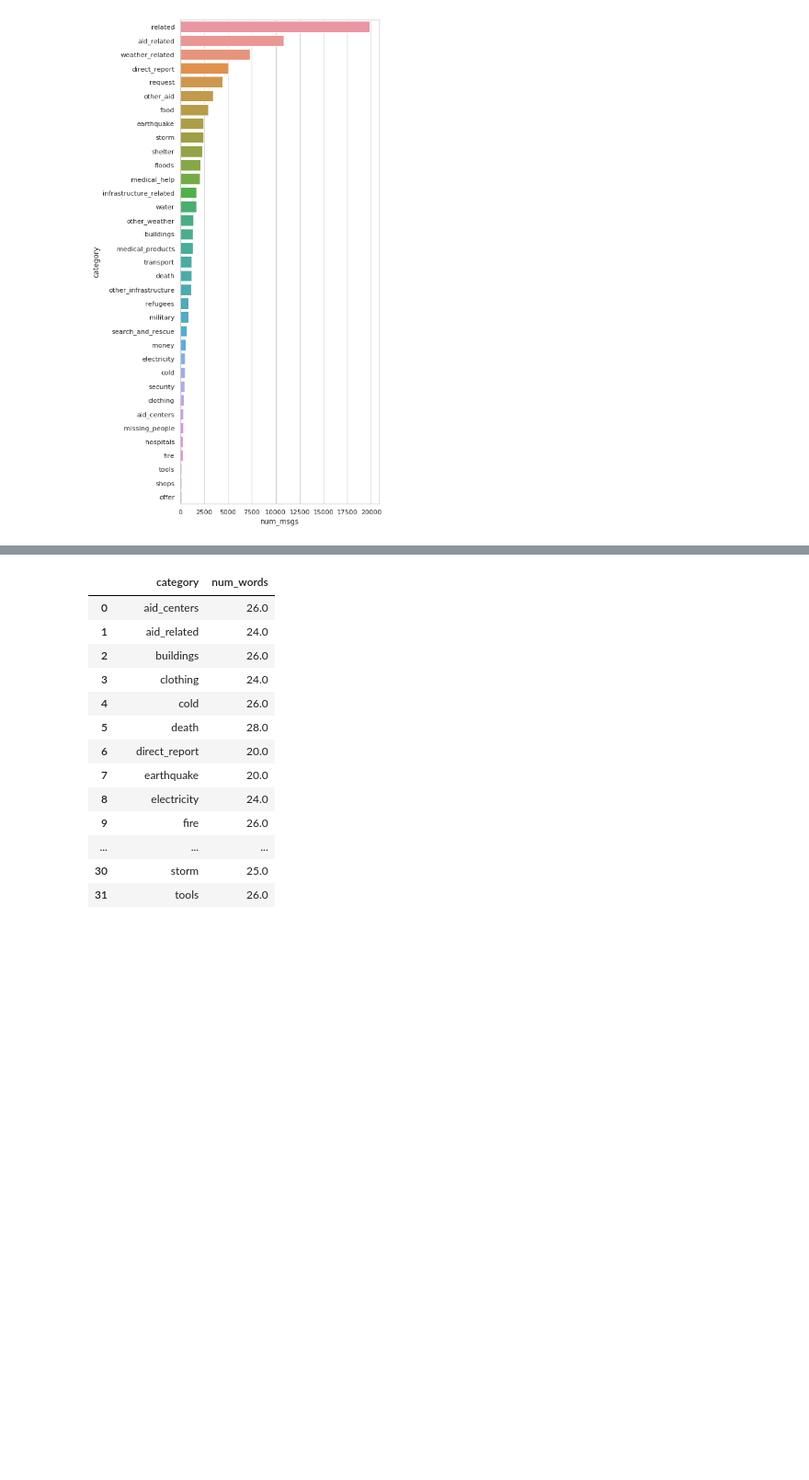
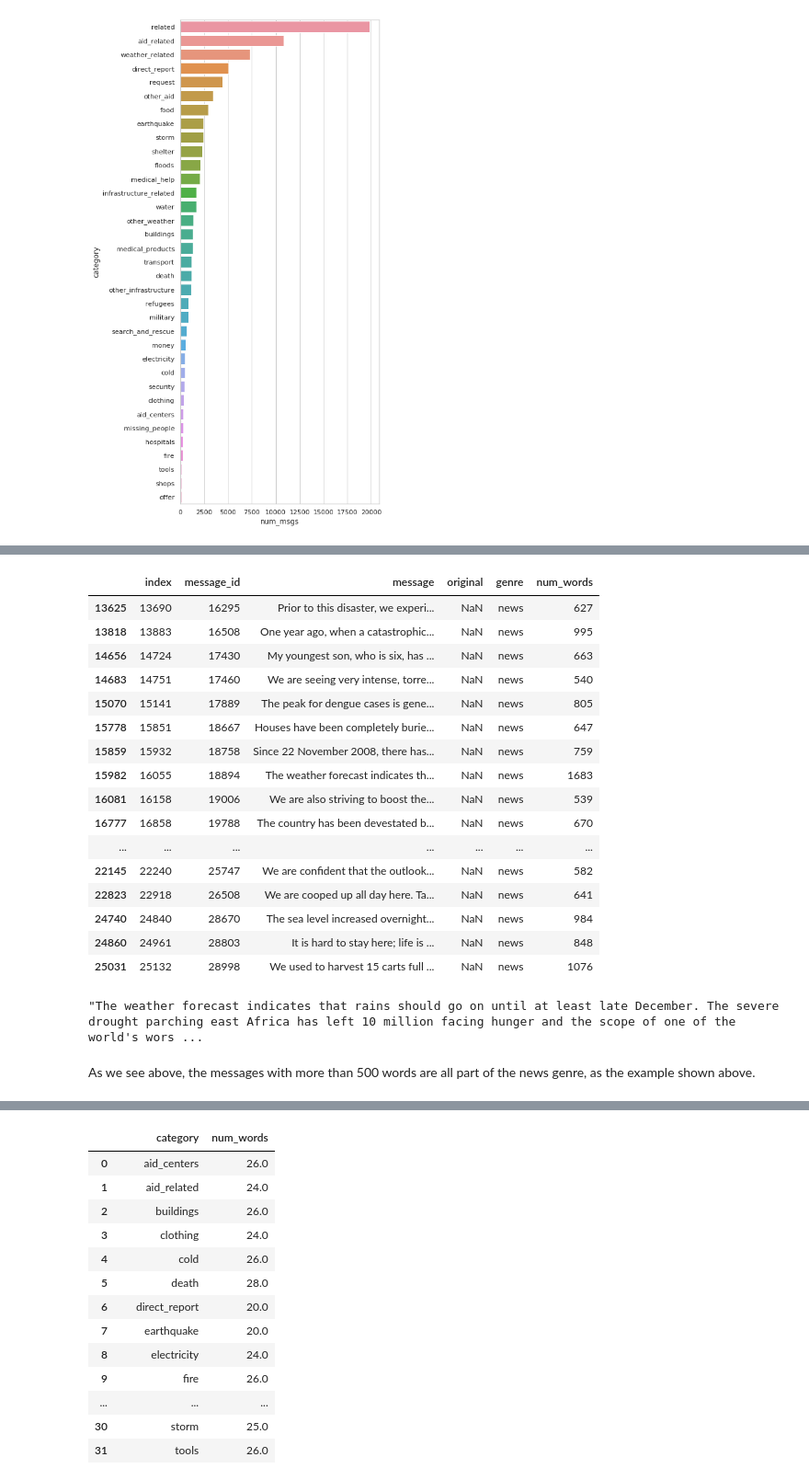
Before and after one commit to tarcisobraz/disaster-message-clf, a Jupyter notebook: data/ETL Pipeline Preparation.ipynb, the cells around one changed output, grey strips where cells are left out. Shown: that part at 92% size. Saved outputs shown, nothing was run; the diff lists cells and outputs as text; code cells hidden in the pictures; blank space fills up the shorter version.

```diff
--- a/data/ETL Pipeline Preparation.ipynb
+++ b/data/ETL Pipeline Preparation.ipynb
@@ -348,0 +379,3 @@ sns.barplot(x="num_msgs", y="category", data=num_msgs_per_cat);
+# %%
+messages_with_size = pd.concat([messages, num_words_dist], axis=1).reset_index()
+messages_with_size
@@ -348,0 +396,26 @@ sns.barplot(x="num_msgs", y="category", data=num_msgs_per_cat);
+# %%
+messages_with_size[messages_with_size['num_words'] > 500]
+# %% [output]
+|  | index | message_id | message | original | genre | num_words |
+| 13625 | 13690 | 16295 | Prior to this disaster, we experi... | NaN | news | 627 |
+| 13818 | 13883 | 16508 | One year ago, when a catastrophic... | NaN | news | 995 |
+| 14656 | 14724 | 17430 | My youngest son, who is six, has ... | NaN | news | 663 |
+| 14683 | 14751 | 17460 | We are seeing very intense, torre... | NaN | news | 540 |
+| 15070 | 15141 | 17889 | The peak for dengue cases is gene... | NaN | news | 805 |
+| 15778 | 15851 | 18667 | Houses have been completely burie... | NaN | news | 647 |
+| 15859 | 15932 | 18758 | Since 22 November 2008, there has... | NaN | news | 759 |
+| 15982 | 16055 | 18894 | The weather forecast indicates th... | NaN | news | 1683 |
+| 16081 | 16158 | 19006 | We are also striving to boost the... | NaN | news | 539 |
+| 16777 | 16858 | 19788 | The country has been devestated b... | NaN | news | 670 |
+| ... | ... | ... | ... | ... | ... | ... |
+| 22145 | 22240 | 25747 | We are confident that the outlook... | NaN | news | 582 |
+| 22823 | 22918 | 26508 | We are cooped up all day here. Ta... | NaN | news | 641 |
+| 24740 | 24840 | 28670 | The sea level increased overnight... | NaN | news | 984 |
+| 24860 | 24961 | 28803 | It is hard to stay here; life is ... | NaN | news | 848 |
+| 25031 | 25132 | 28998 | We used to harvest 15 carts full ... | NaN | news | 1076 |
+# %%
+messages.message.iloc[15982]
+# %% [output]
+"The weather forecast indicates that rains should go on until at least late December. The severe drought parching east Africa has left 10 million facing hunger and the scope of one of the world's wors ...
+# %% [markdown]
+As we see above, the messages with more than 500 words are all part of the news genre, as the example shown above.
```
Also changed, not shown: parts of 10 cells of this notebook.
